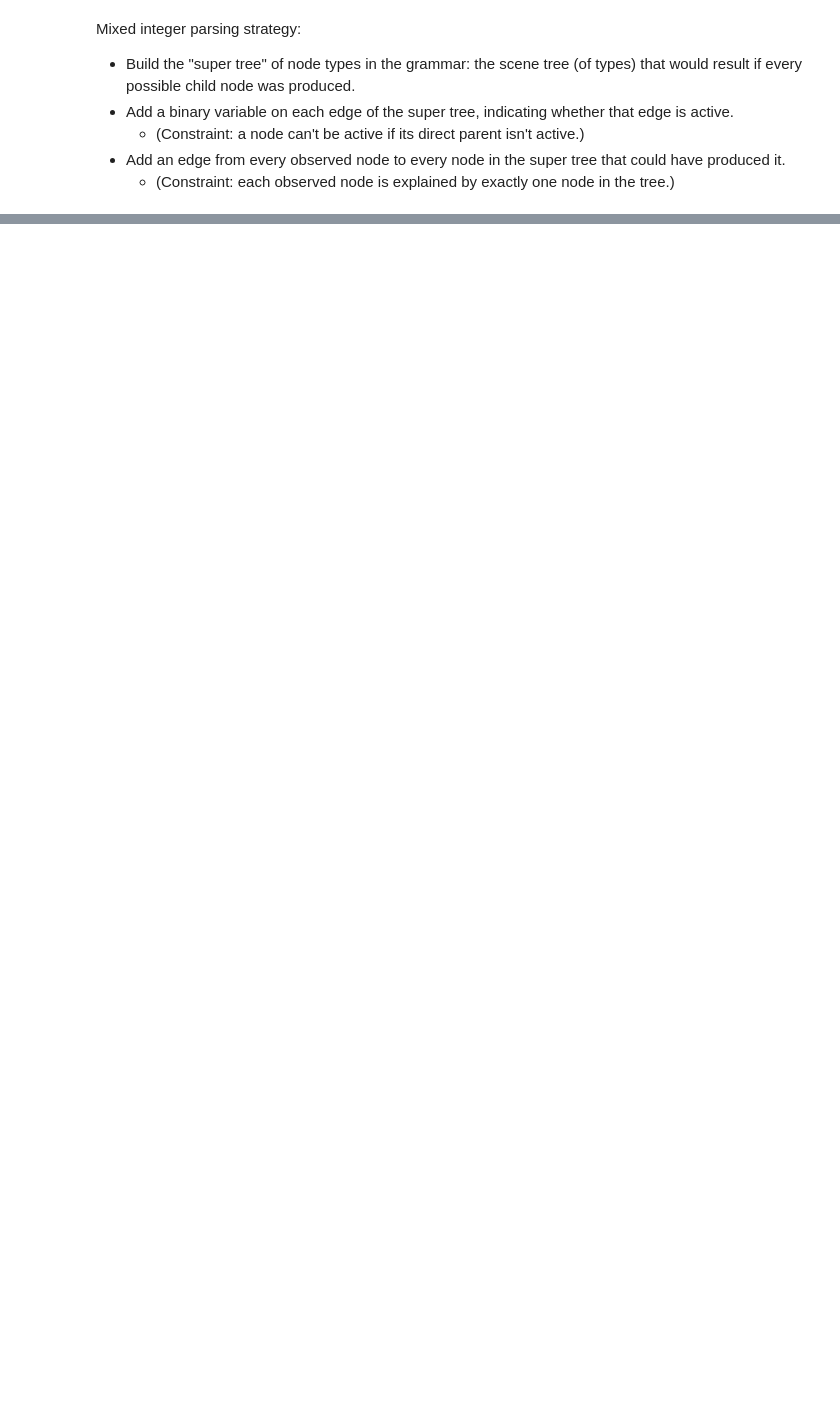
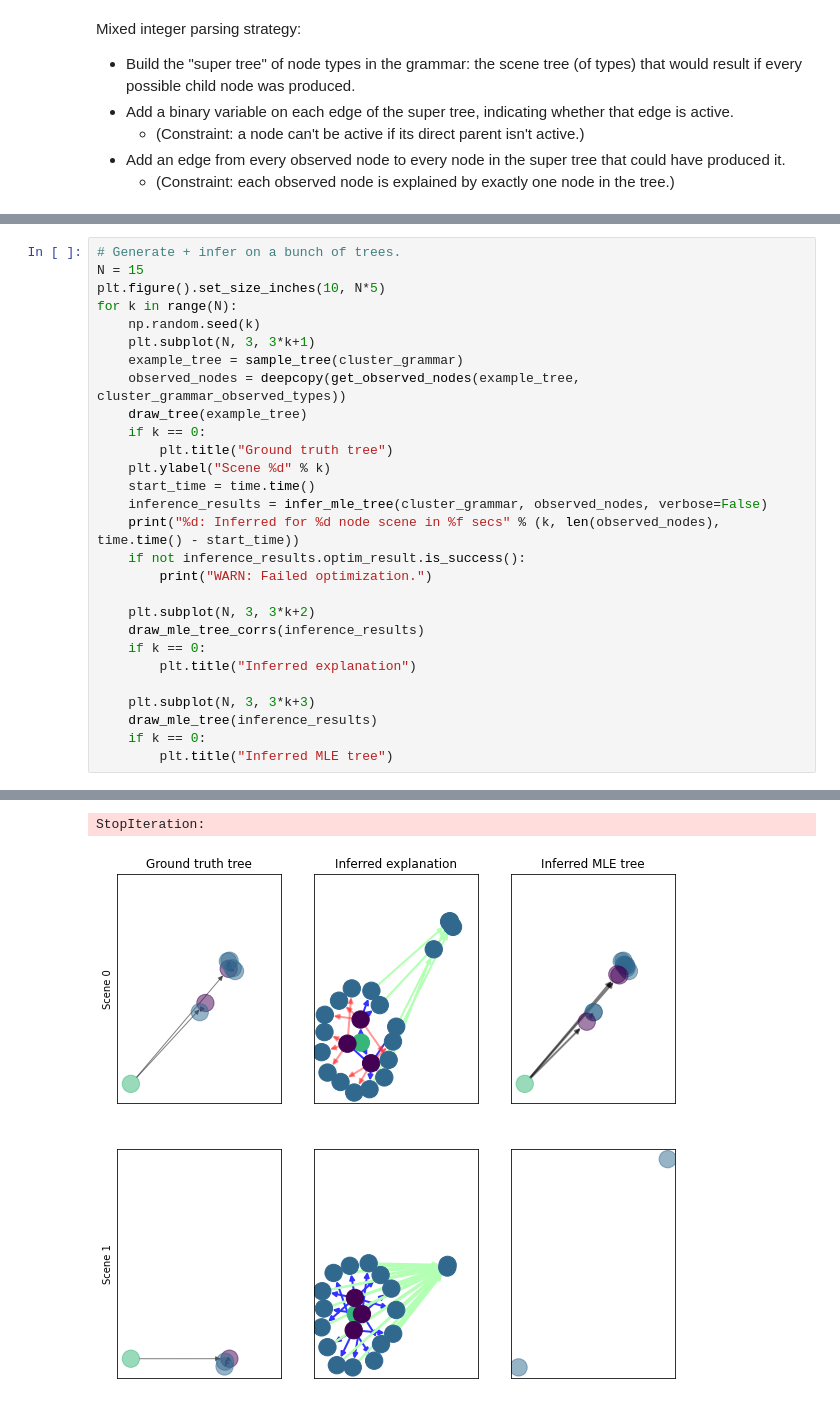
Before and after one commit to gizatt/spatial_scene_grammars, a Jupyter notebook: sandbox/mi_scene_parsing.ipynb, the cells around one changed output, grey strips where cells are left out. Drawn from its saved outputs; the diff is of its cells as text; blank space fills up the shorter version.

```diff
--- a/sandbox/mi_scene_parsing.ipynb
+++ b/sandbox/mi_scene_parsing.ipynb
@@ -208,0 +447,29 @@ RuntimeError: Could not create Gurobi environment because Gurobi returned code 1
+# %%
+# Generate + infer on a bunch of trees.
+N = 15
+plt.figure().set_size_inches(10, N*5)
+for k in range(N):
+    np.random.seed(k)
+    plt.subplot(N, 3, 3*k+1)
+    example_tree = sample_tree(cluster_grammar)
+    observed_nodes = deepcopy(get_observed_nodes(example_tree, cluster_grammar_observed_types))
+    draw_tree(example_tree)
+    if k == 0:
+        plt.title("Ground truth tree")
+    plt.ylabel("Scene %d" % k)
+    start_time = time.time()
+    inference_results = infer_mle_tree(cluster_grammar, observed_nodes, verbose=False)
+    print("%d: Inferred for %d node scene in %f secs" % (k, len(observed_nodes), time.time() - start_time))
+    if not inference_results.optim_result.is_success():
+        print("WARN: Failed optimization.")
+
+    plt.subplot(N, 3, 3*k+2)
+    draw_mle_tree_corrs(inference_results)
+    if k == 0:
+        plt.title("Inferred explanation")
+
+    plt.subplot(N, 3, 3*k+3)
+    draw_mle_tree(inference_results)
+    if k == 0:
+        plt.title("Inferred MLE tree")
+# %% [output]
@@ -208,0 +491,2 @@ RuntimeError: Could not create Gurobi environment because Gurobi returned code 1
+StopIteration:
+[figure, added]
```
Also changed, not shown: parts of 7 cells of this notebook.
